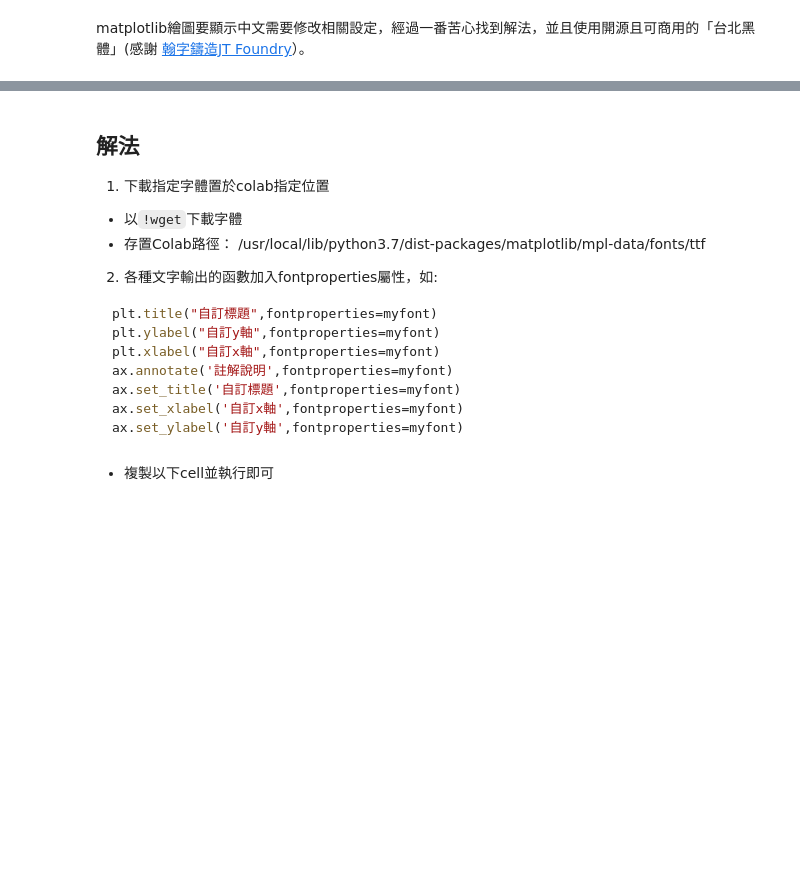
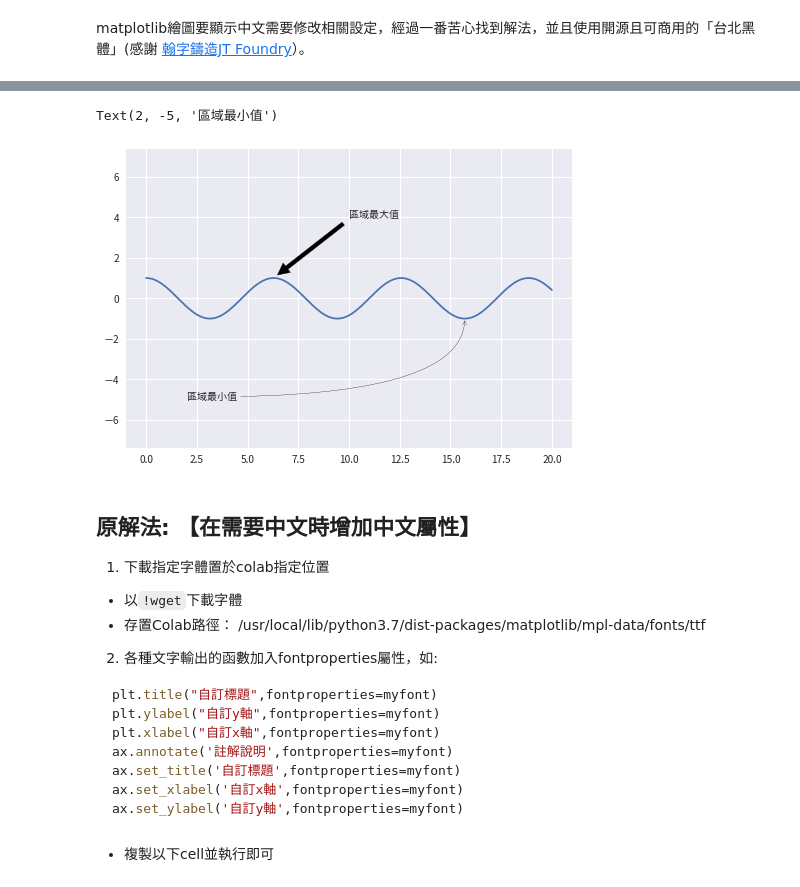
Before and after one commit to willismax/matplotlib_show_chinese_in_colab, a Jupyter notebook: matplotlib_show_chinese_in_colab.ipynb, the cells around one changed output, grey strips where cells are left out. Saved outputs shown, nothing was run; the diff lists cells and outputs as text; code cells hidden in the pictures; blank space fills up the shorter version.

```diff
--- a/matplotlib_show_chinese_in_colab.ipynb
+++ b/matplotlib_show_chinese_in_colab.ipynb
@@ -7,5 +53,44 @@ matplotlib繪圖要顯示中文需要修改相關設定，經過一番苦心找
+# %%
+%matplotlib inline
+import numpy as np
+import matplotlib as mpl
+import matplotlib.pyplot as plt
+from matplotlib.font_manager import fontManager
+
+# 改style要在改font之前
+plt.style.use('seaborn')
+
+fontManager.addfont('TaipeiSansTCBeta-Regular.ttf')
+mpl.rc('font', family='Taipei Sans TC Beta')
+
+
+fig, ax = plt.subplots()
+
+x = np.linspace(0, 20, 1000)
+ax.plot(x, np.cos(x))
+ax.axis('equal')
+
+ax.annotate(
+    '區域最大值',
+    xy=(6.28, 1),
+    xytext=(10, 4),
+    arrowprops=dict(facecolor='black', shrink=0.05)
+    )
+
+ax.annotate(
+    '區域最小值',
+    xy=(5*np.pi, -1),
+    xytext=(2, -5),
+    arrowprops=dict(
+        arrowstyle="->",
+        connectionstyle="angle3,angleA=0,angleB=-90"
+        )
+    )
+# %% [output]
+Text(2, -5, '區域最小值')
+[figure, added]
 # %% [markdown]
-## 解法
+## 原解法: 【在需要中文時增加中文屬性】
 1. 下載指定字體置於colab指定位置
   - 以`!wget`下載字體
   - 存置Colab路徑： /usr/local/lib/python3.7/dist-packages/matplotlib/mpl-data/fonts/ttf
```
Also changed, not shown: parts of 9 cells of this notebook.
